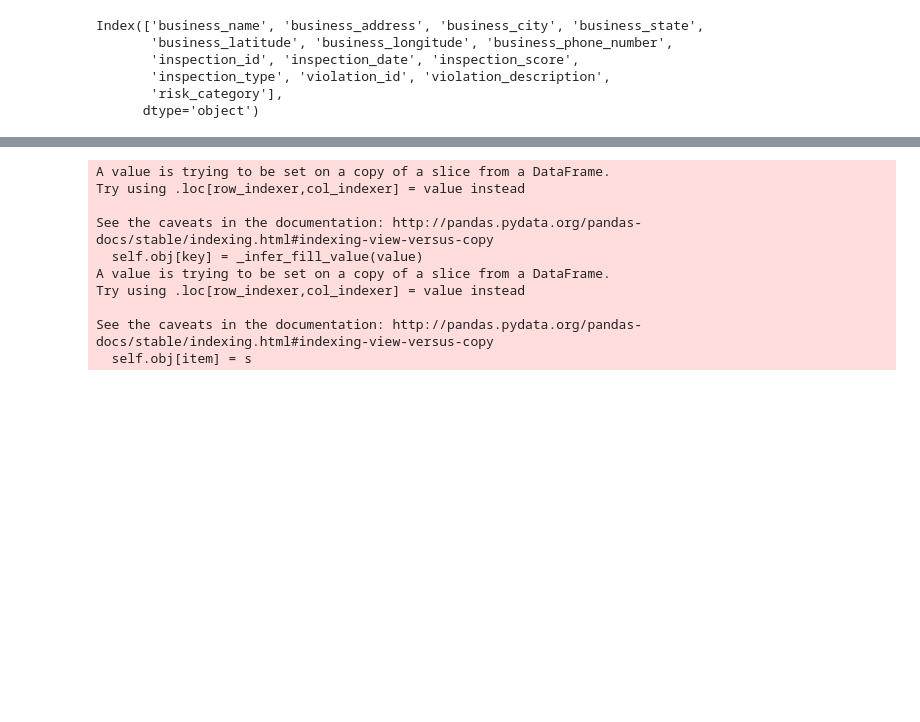
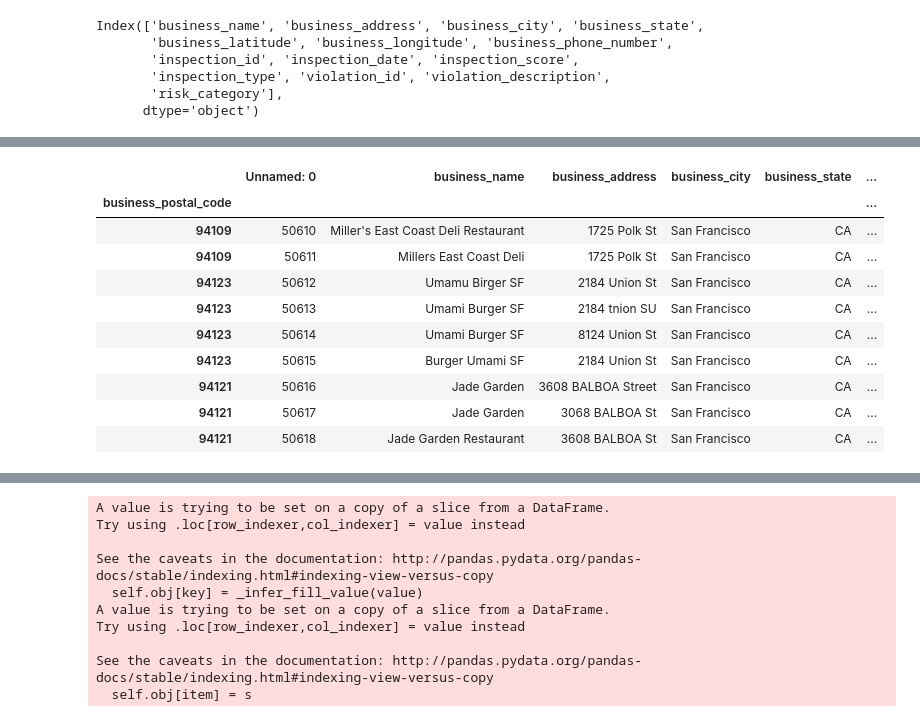
Before and after one commit to tianchu-shu/undergrad_thesis, a Jupyter notebook: df_test_.ipynb, the cells around one changed output, grey strips where cells are left out. Drawn from its saved outputs; the diff is of its cells as text; code cells hidden in the pictures; blank space fills up the shorter version.

```diff
--- a/df_test_.ipynb
+++ b/df_test_.ipynb
@@ -31,0 +138,17 @@ mni
+# %%
+# a 10-row mini test df
+mni =raw.iloc[50610:50619]
+# %%
+mni
+# %% [output]
+|  | Unnamed: 0 | business_name | business_address | business_city | business_state | ... |
+| business_postal_code |  |  |  |  |  | ... |
+| 94109 | 50610 | Miller's East Coast Deli Restaurant | 1725 Polk St | San Francisco | CA | ... |
+| 94109 | 50611 | Millers East Coast Deli | 1725 Polk St | San Francisco | CA | ... |
+| 94123 | 50612 | Umamu Birger SF | 2184 Union St | San Francisco | CA | ... |
+| 94123 | 50613 | Umami Burger SF | 2184 tnion SU | San Francisco | CA | ... |
+| 94123 | 50614 | Umami Burger SF | 8124 Union St | San Francisco | CA | ... |
+| 94123 | 50615 | Burger Umami SF | 2184 Union St | San Francisco | CA | ... |
+| 94121 | 50616 | Jade Garden | 3608 BALBOA Street | San Francisco | CA | ... |
+| 94121 | 50617 | Jade Garden | 3068 BALBOA St | San Francisco | CA | ... |
+| 94121 | 50618 | Jade Garden Restaurant | 3608 BALBOA St | San Francisco | CA | ... |
```
Also changed, not shown: parts of 31 cells of this notebook.
